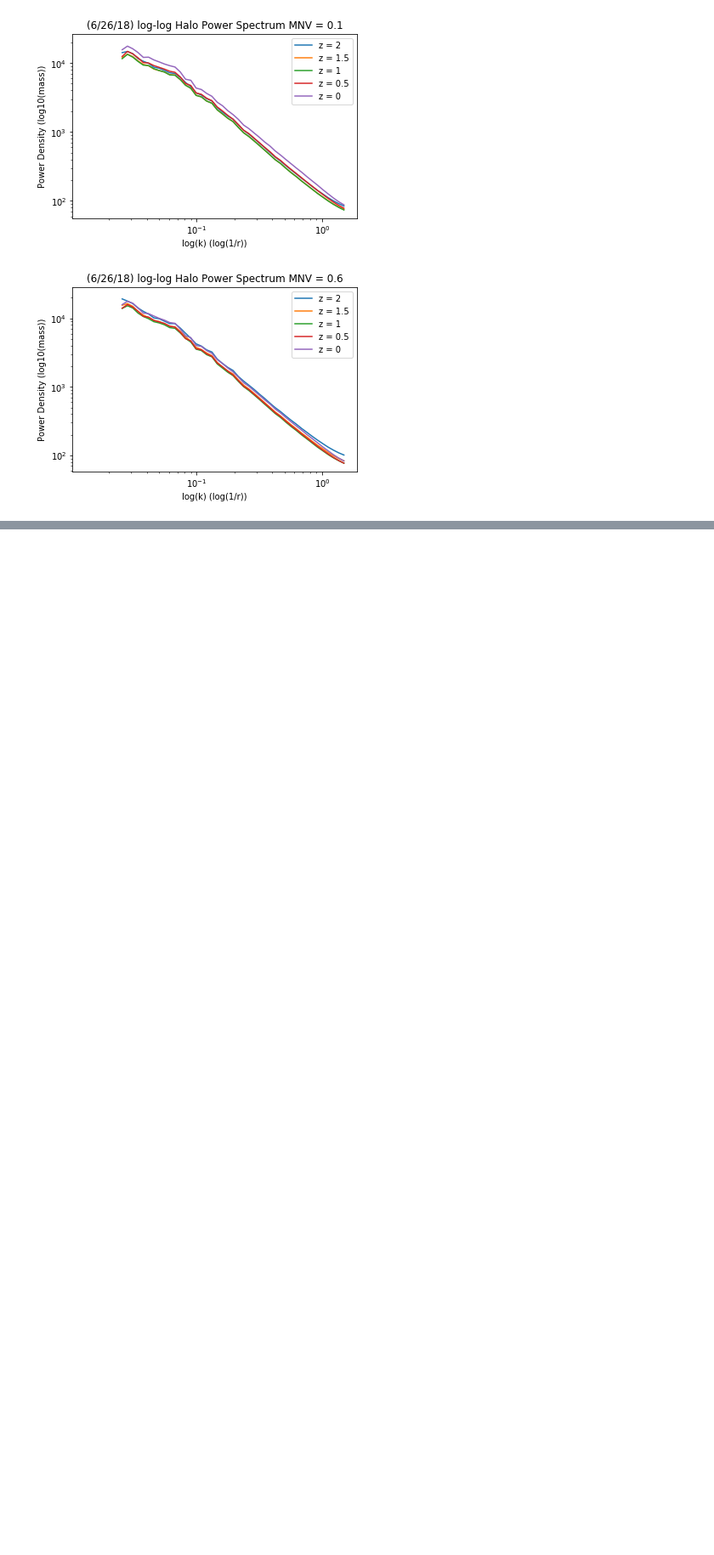
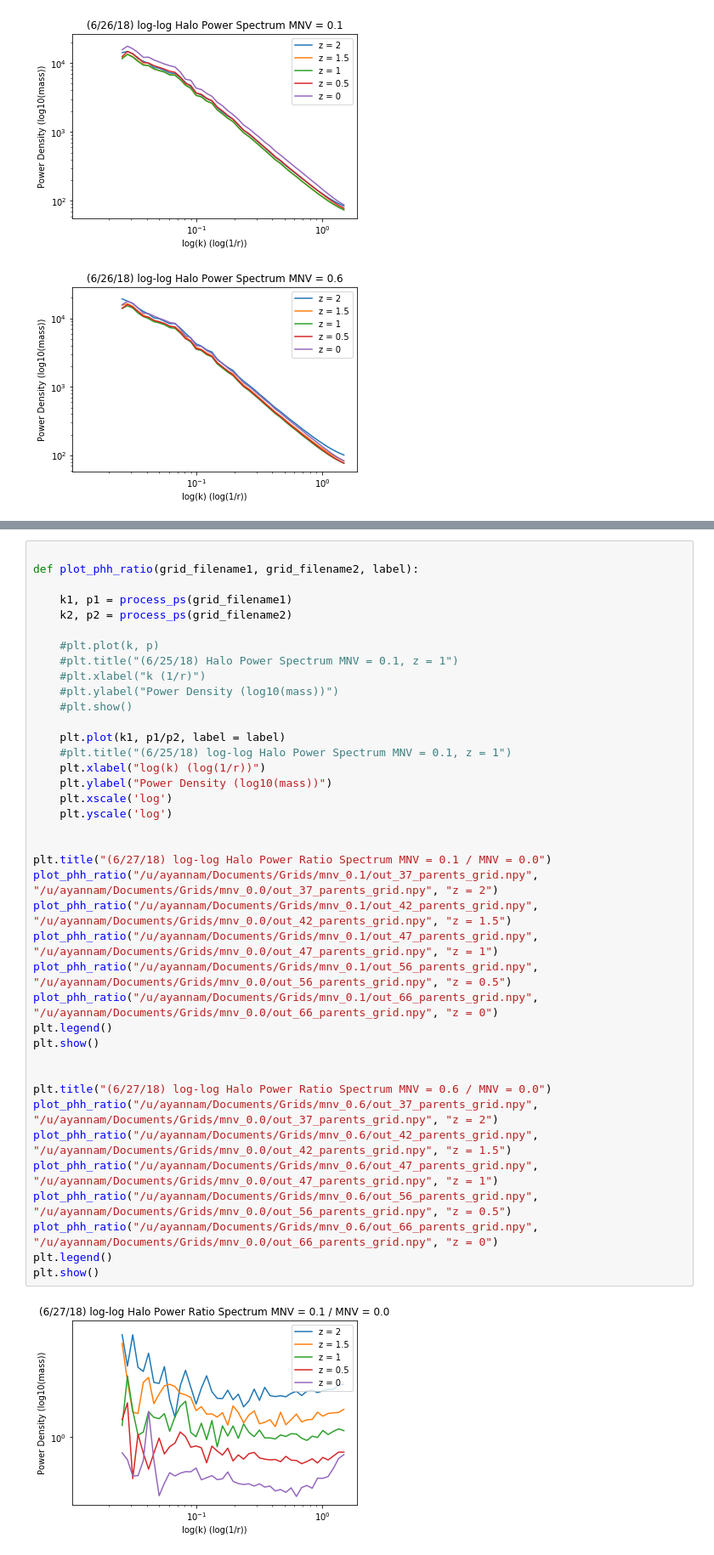
Before and after one commit to may32098/ASTROUSRP_halos_with_neutrinos, a Jupyter notebook: halo_cat_process.ipynb, the cells around one changed output, grey strips where cells are left out. Shown at 85% size. Cells and saved outputs as stored; diff of their text form; blank space fills up the shorter version.

```diff
--- a/halo_cat_process.ipynb
+++ b/halo_cat_process.ipynb
@@ -256,0 +331,41 @@ plt.show()
+# %%
+
+def plot_phh_ratio(grid_filename1, grid_filename2, label):
+
+    k1, p1 = process_ps(grid_filename1)
+    k2, p2 = process_ps(grid_filename2)
+
+    #plt.plot(k, p)
+    #plt.title("(6/25/18) Halo Power Spectrum MNV = 0.1, z = 1")
+    #plt.xlabel("k (1/r)")
+    #plt.ylabel("Power Density (log10(mass))")
+    #plt.show()
+
+    plt.plot(k1, p1/p2, label = label)
+    #plt.title("(6/25/18) log-log Halo Power Spectrum MNV = 0.1, z = 1")
+    plt.xlabel("log(k) (log(1/r))")
+    plt.ylabel("Power Density (log10(mass))")
+    plt.xscale('log')
+    plt.yscale('log')
+
+
+plt.title("(6/27/18) log-log Halo Power Ratio Spectrum MNV = 0.1 / MNV = 0.0")
+plot_phh_ratio("/u/ayannam/Documents/Grids/mnv_0.1/out_37_parents_grid.npy", "/u/ayannam/Documents/Grids/mnv_0.0/out_37_parents_grid.npy", "z = 2")
+plot_phh_ratio("/u/ayannam/Documents/Grids/mnv_0.1/out_42_parents_grid.npy", "/u/ayannam/Documents/Grids/mnv_0.0/out_42_parents_grid.npy", "z = 1.5")
+plot_phh_ratio("/u/ayannam/Documents/Grids/mnv_0.1/out_47_parents_grid.npy", "/u/ayannam/Documents/Grids/mnv_0.0/out_47_parents_grid.npy", "z = 1")
+plot_phh_ratio("/u/ayannam/Documents/Grids/mnv_0.1/out_56_parents_grid.npy", "/u/ayannam/Documents/Grids/mnv_0.0/out_56_parents_grid.npy", "z = 0.5")
+plot_phh_ratio("/u/ayannam/Documents/Grids/mnv_0.1/out_66_parents_grid.npy", "/u/ayannam/Documents/Grids/mnv_0.0/out_66_parents_grid.npy", "z = 0")
+plt.legend()
+plt.show()
+
+
+plt.title("(6/27/18) log-log Halo Power Ratio Spectrum MNV = 0.6 / MNV = 0.0")
+plot_phh_ratio("/u/ayannam/Documents/Grids/mnv_0.6/out_37_parents_grid.npy", "/u/ayannam/Documents/Grids/mnv_0.0/out_37_parents_grid.npy", "z = 2")
+plot_phh_ratio("/u/ayannam/Documents/Grids/mnv_0.6/out_42_parents_grid.npy", "/u/ayannam/Documents/Grids/mnv_0.0/out_42_parents_grid.npy", "z = 1.5")
+plot_phh_ratio("/u/ayannam/Documents/Grids/mnv_0.6/out_47_parents_grid.npy", "/u/ayannam/Documents/Grids/mnv_0.0/out_47_parents_grid.npy", "z = 1")
+plot_phh_ratio("/u/ayannam/Documents/Grids/mnv_0.6/out_56_parents_grid.npy", "/u/ayannam/Documents/Grids/mnv_0.0/out_56_parents_grid.npy", "z = 0.5")
+plot_phh_ratio("/u/ayannam/Documents/Grids/mnv_0.6/out_66_parents_grid.npy", "/u/ayannam/Documents/Grids/mnv_0.0/out_66_parents_grid.npy", "z = 0")
+plt.legend()
+plt.show()
+# %% [output]
+[figure, added]
```
Also changed, not shown: parts of 4 cells of this notebook.
